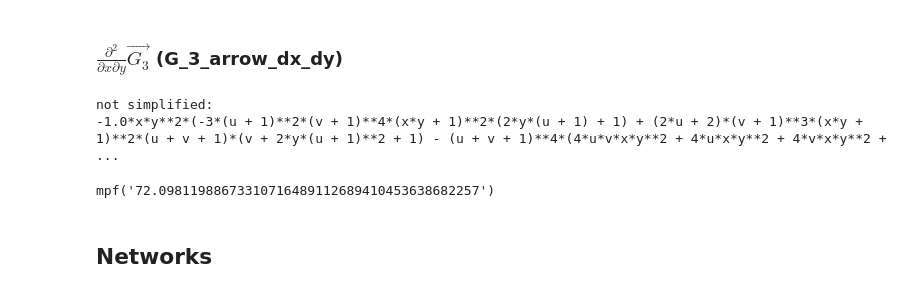
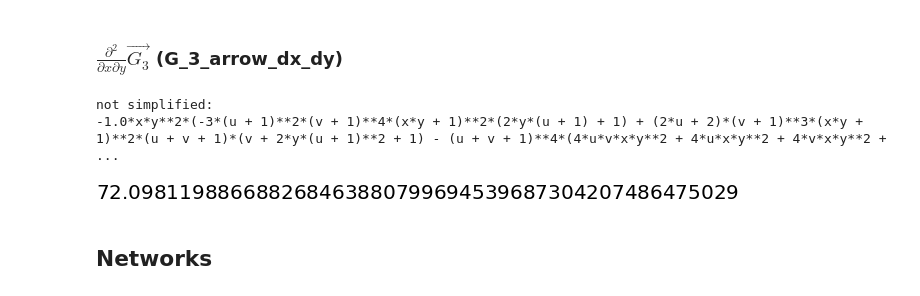
Before and after one commit to TeamNotJava/networkx-related, a Jupyter notebook: evaluations/evals-notebook.ipynb, the cells around one changed output. Drawn from its saved outputs; the diff is of its cells as text; code cells hidden in the pictures.

```diff
--- a/evaluations/evals-notebook.ipynb
+++ b/evaluations/evals-notebook.ipynb
@@ -356,7 +357,7 @@ def eval_u_v(x, y):
     system = [lambda u, v: u - x*y*(1+v)**2,
               lambda u, v: v - y*(1+u)**2]
     starting_point = eval_u_v_approx(x,y)
-    result = findroot(system, starting_point)
+    result = sympify(findroot(system, starting_point))
     return result[0], result[1]
 # %%
 # get symbolic expressions for u_dx, v_dx
@@ -628,10 +627,10 @@ def eval_G_3_arrow_dx_dy(x, y):
     return G_3_arrow_dx_dy
 # %%
-x = 0.3818910819329968147928321954229595072971e-1
-y = 1.094167491053268394363611393315191846989
+x = Float('0.03818910819329968147928321954229595072971')
+y = Float('1.094167491053268394363611393315191846989')
 eval_G_3_arrow_dx_dy(x,y)
 # %% [output]
-mpf('72.09811988673310716489112689410453638682257')
+[figure, added]
 # %% [markdown]
 ## Networks
 # %% [markdown]
```
Also changed, not shown: parts of 56 cells of this notebook.
